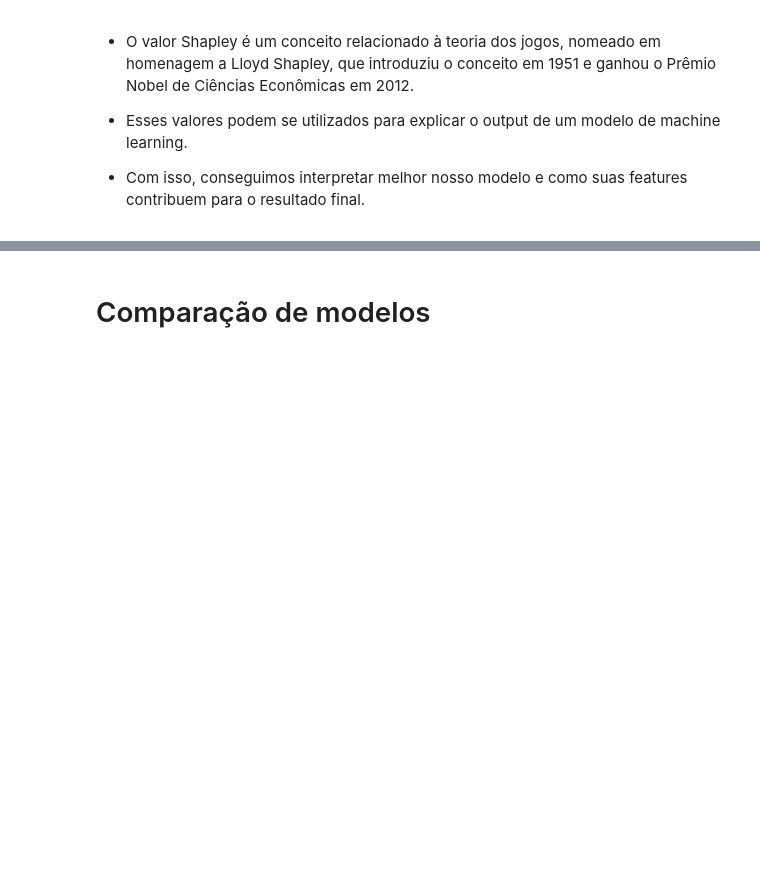
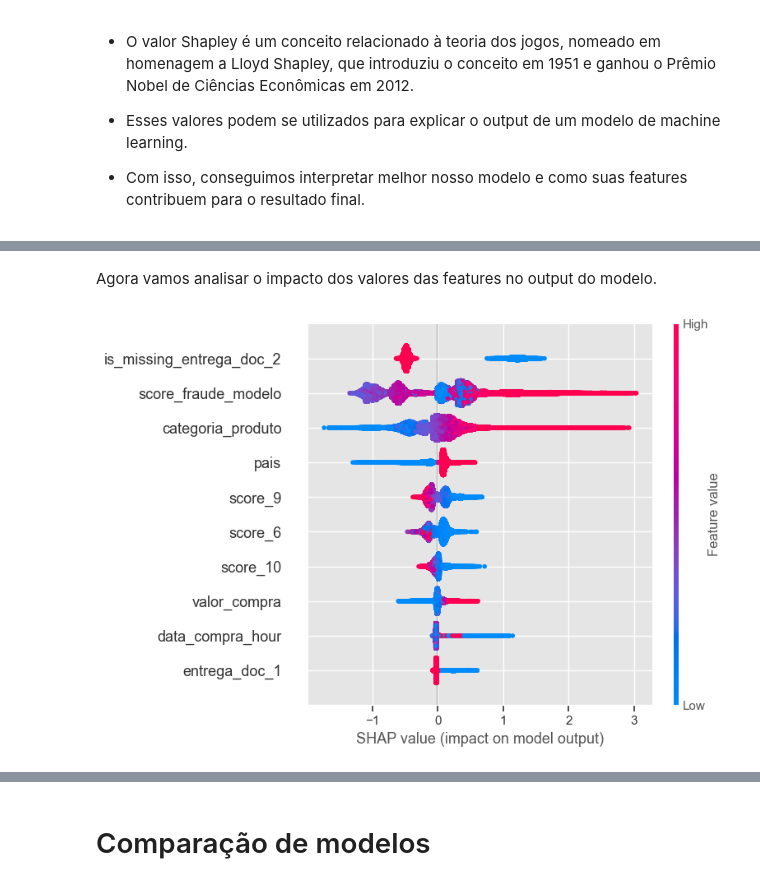
Before and after one commit to francismelojr/fraud-modeling, a Jupyter notebook: src/notebook/model.ipynb, the cells around one changed output, grey strips where cells are left out. Cells and saved outputs as stored; diff of their text form; code cells hidden in the pictures; blank space fills up the shorter version.

```diff
--- a/src/notebook/model.ipynb
+++ b/src/notebook/model.ipynb
@@ -1132,0 +1147,6 @@ model_shap.fit(X_train_shap, y_train)
+# %% [markdown]
+Agora vamos analisar o impacto dos valores das features no output do modelo.
+# %%
+shap.summary_plot(shap_values[1], X_train_shap, max_display = 10)
+# %% [output]
+[figure, added]
```
Also changed, not shown: parts of 22 cells of this notebook.
